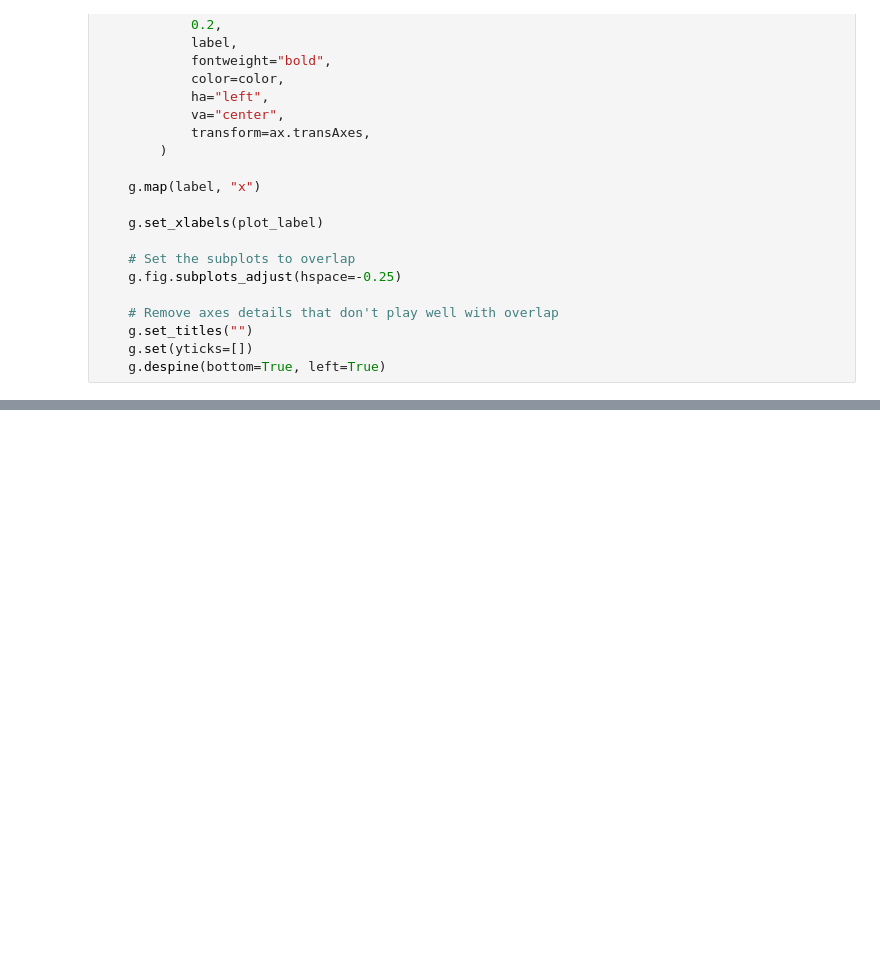
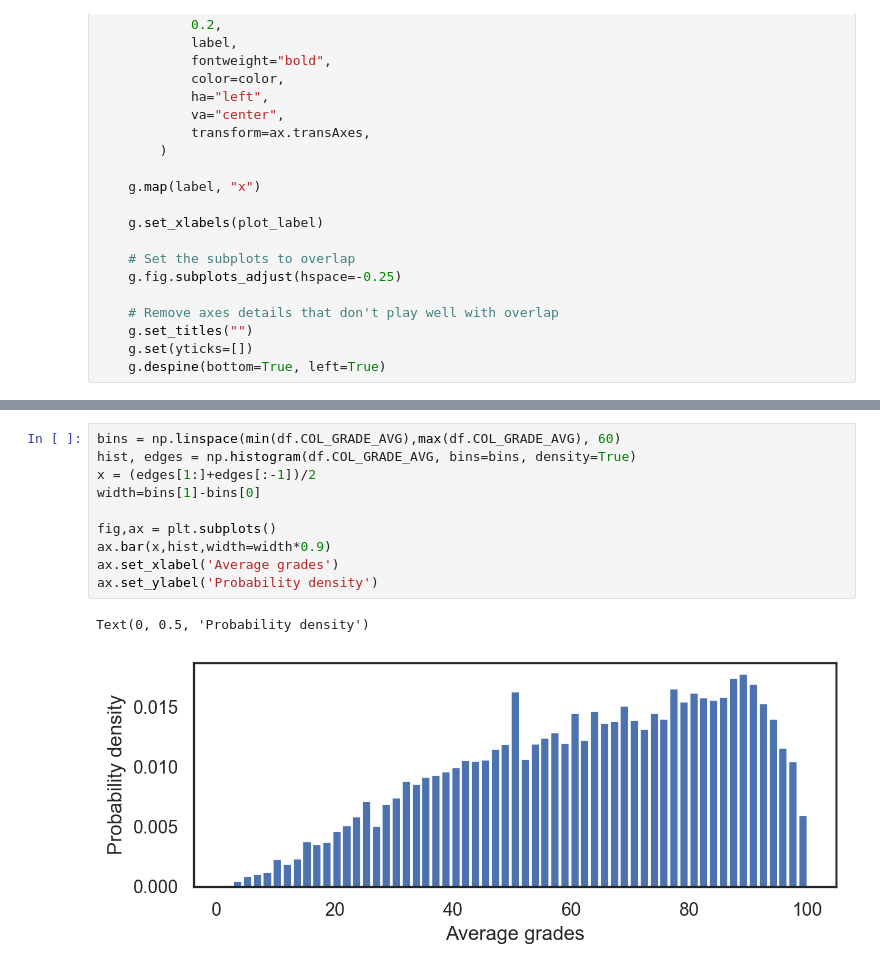
Before and after one commit to s183910/Bachelor_Gabi_Kat, a Jupyter notebook: Code/Basic_dists/Kats_scratchbook.ipynb, the cells around one changed output, grey strips where cells are left out. Saved outputs shown, nothing was run; the diff lists cells and outputs as text; blank space fills up the shorter version.

```diff
--- a/Code/Basic_dists/Kats_scratchbook.ipynb
+++ b/Code/Basic_dists/Kats_scratchbook.ipynb
@@ -140,0 +143,13 @@ Ridgeline_dists(df,x=df.TOTAL_SCORE_PRO,plot_label='Average college grades betwe
+# %%
+bins = np.linspace(min(df.COL_GRADE_AVG),max(df.COL_GRADE_AVG), 60)
+hist, edges = np.histogram(df.COL_GRADE_AVG, bins=bins, density=True)
+x = (edges[1:]+edges[:-1])/2
+width=bins[1]-bins[0]
+
+fig,ax = plt.subplots()
+ax.bar(x,hist,width=width*0.9)
+ax.set_xlabel('Average grades')
+ax.set_ylabel('Probability density')
+# %% [output]
+Text(0, 0.5, 'Probability density')
+[figure, added]
```
Also changed, not shown: parts of 21 cells of this notebook.
